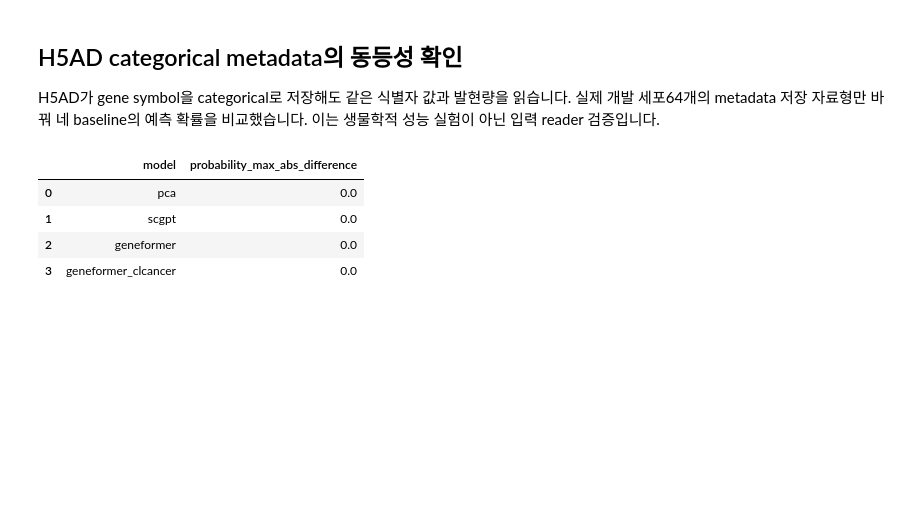
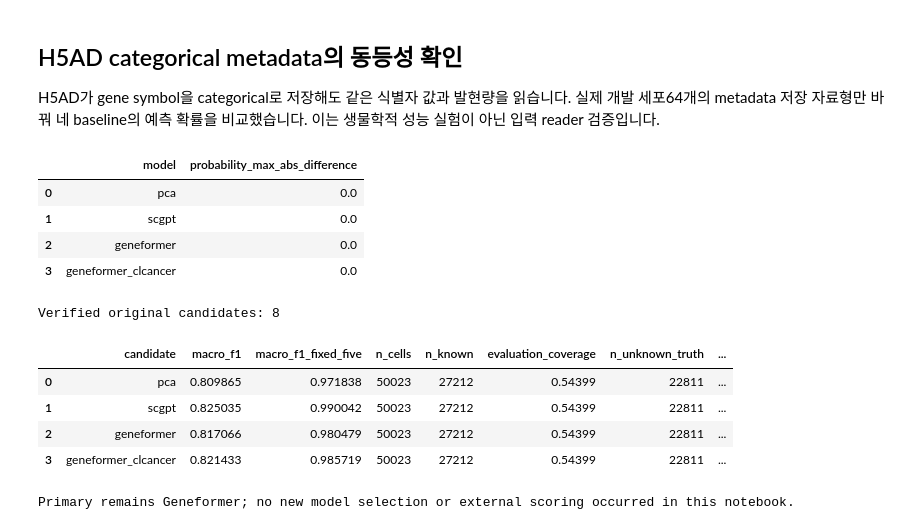
Before and after one commit to honbul/vcell_liver, a Jupyter notebook: notebooks/09_new_hcc_query_annotation.ipynb, the cells around one changed output. Drawn from its saved outputs; the diff is of its cells as text; code cells hidden in the pictures; blank space fills up the shorter version.

```diff
--- a/notebooks/09_new_hcc_query_annotation.ipynb
+++ b/notebooks/09_new_hcc_query_annotation.ipynb
@@ -74,3 +76,18 @@ display(pd.DataFrame([{'model':record['model_id'],'probability_max_abs_differenc
 | 1 | scgpt | 0.0 |
 | 2 | geneformer | 0.0 |
 | 3 | geneformer_clcancer | 0.0 |
+# %%
+verification=json.loads((REPORT/'external_final/completion_verification.json').read_text())
+assert verification['status']=='verified_original_completed_batch'
+print('Verified original candidates:',verification['n_candidates'])
+metrics=pd.read_csv(REPORT/'external_final/metrics.tsv',sep='\t')
+display(metrics[metrics.n_training_cells==12000][['candidate','macro_f1','macro_f1_fixed_five','n_cells','n_known','evaluation_coverage','n_unknown_truth','prediction_coverage','ece_10_bins','brier_multiclass']])
+print('Primary remains Geneformer; no new model selection or external scoring occurred in this notebook.')
+# %% [output]
+Verified original candidates: 8
+|  | candidate | macro_f1 | macro_f1_fixed_five | n_cells | n_known | evaluation_coverage | n_unknown_truth | ... |
+| 0 | pca | 0.809865 | 0.971838 | 50023 | 27212 | 0.54399 | 22811 | ... |
+| 1 | scgpt | 0.825035 | 0.990042 | 50023 | 27212 | 0.54399 | 22811 | ... |
+| 2 | geneformer | 0.817066 | 0.980479 | 50023 | 27212 | 0.54399 | 22811 | ... |
+| 3 | geneformer_clcancer | 0.821433 | 0.985719 | 50023 | 27212 | 0.54399 | 22811 | ... |
+Primary remains Geneformer; no new model selection or external scoring occurred in this notebook.
```
Also changed, not shown: parts of 1 cell of this notebook, 50 other files.
